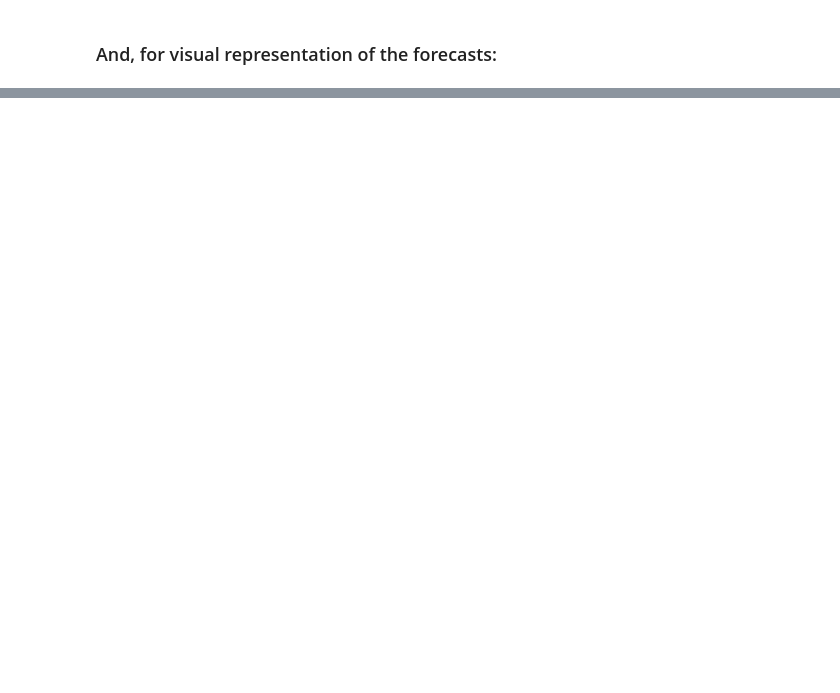
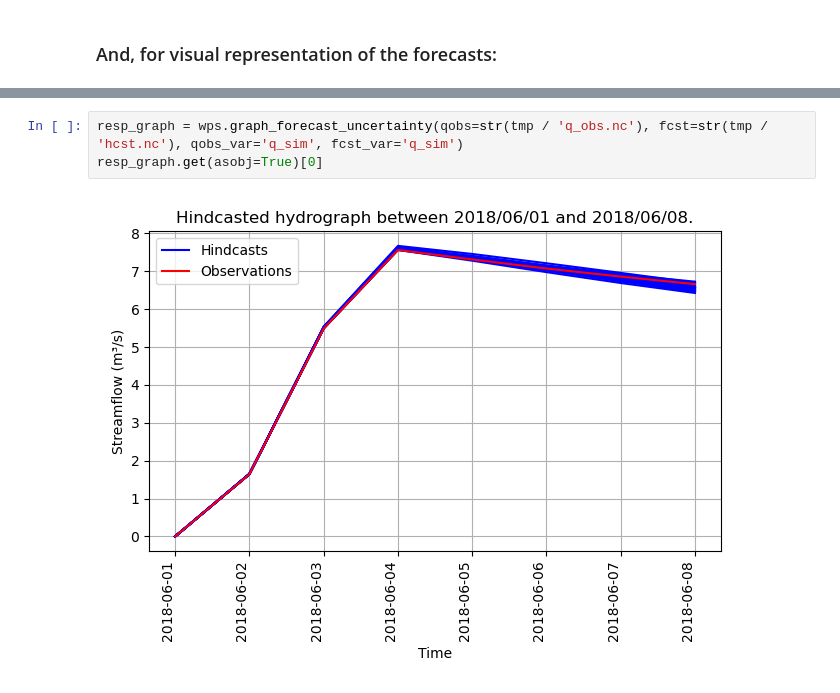
Before and after one commit to Ouranosinc/raven, a Jupyter notebook: docs/source/notebooks/Hydrological_hindcasting.ipynb, the cells around one changed output, grey strips where cells are left out. Cells and saved outputs as stored; diff of their text form; blank space fills up the shorter version.

```diff
--- a/docs/source/notebooks/Hydrological_hindcasting.ipynb
+++ b/docs/source/notebooks/Hydrological_hindcasting.ipynb
@@ -95,0 +96,5 @@ qq.q_sim.plot.line('r')
+# %%
+resp_graph = wps.graph_forecast_uncertainty(qobs=str(tmp / 'q_obs.nc'), fcst=str(tmp / 'hcst.nc'), qobs_var='q_sim', fcst_var='q_sim')
+resp_graph.get(asobj=True)[0]
+# %% [output]
+[figure, added]
```
Also changed, not shown: parts of 4 cells of this notebook, 2 other files.
